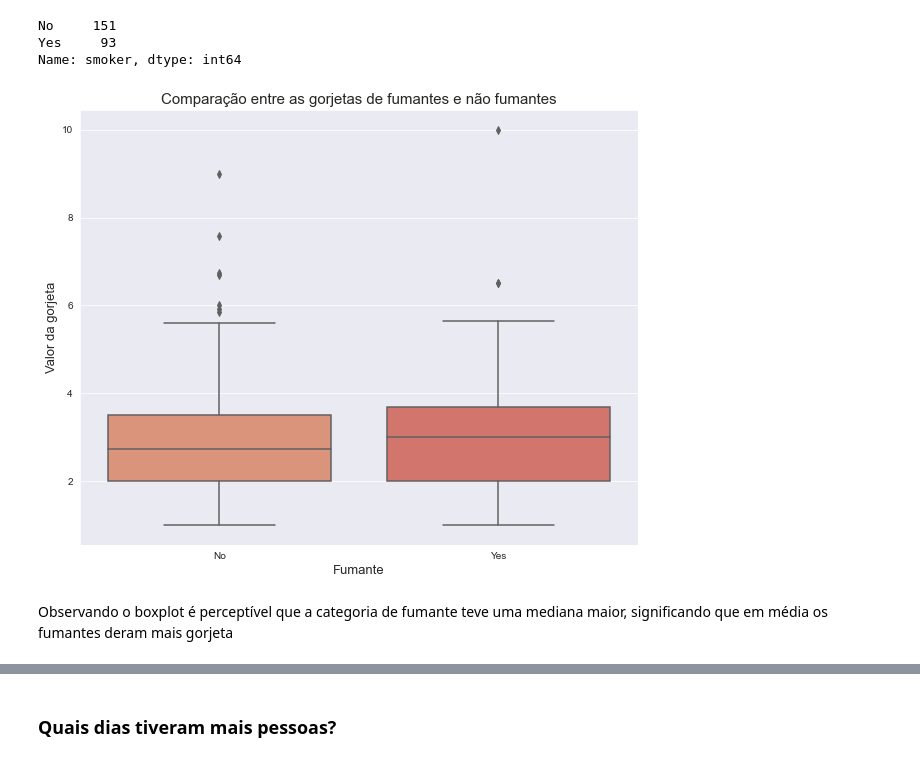
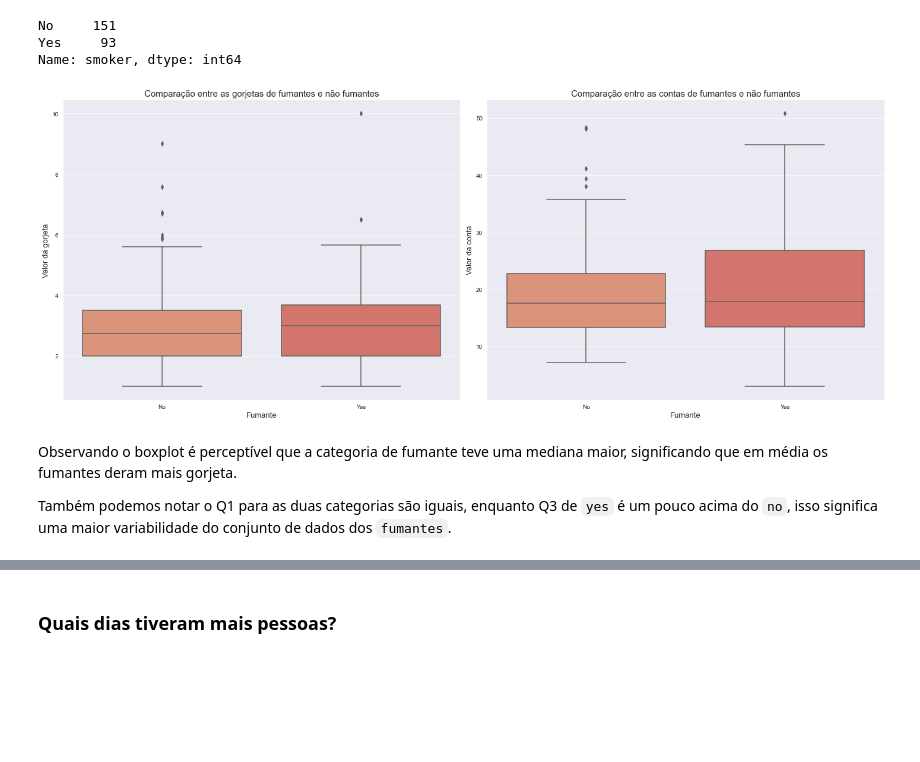
Before and after one commit to PedroJoas/avanti-bootcamp-cdd, a Jupyter notebook: notebooks/01-exploratory_data_analysis.ipynb, the cells around one changed output, grey strips where cells are left out. Saved outputs shown, nothing was run; the diff lists cells and outputs as text; code cells hidden in the pictures; blank space fills up the shorter version.

```diff
--- a/notebooks/01-exploratory_data_analysis.ipynb
+++ b/notebooks/01-exploratory_data_analysis.ipynb
@@ -157,15 +160,25 @@ No     151
 Yes     93
 Name: smoker, dtype: int64
 # %%
-plt.figure(figsize=(10,8))
-sns.boxplot(data=tips, x='smoker', y='tip')
+fig, axes = plt.subplots(1, 2, figsize=(20, 8))
 
-plt.title('Comparação entre as gorjetas de fumantes e não fumantes', fontsize=15)
-plt.xlabel('Fumante', fontsize=13)
-plt.ylabel('Valor da gorjeta', fontsize=13)
+sns.boxplot(data=tips, x='smoker', y='tip', ax=axes[0])
+axes[0].set_title('Comparação entre as gorjetas de fumantes e não fumantes', fontsize=15)
+axes[0].set_xlabel('Fumante', fontsize=13)
+axes[0].set_ylabel('Valor da gorjeta', fontsize=13)
 
+
+sns.boxplot(data=tips, x='smoker', y='total_bill', ax=axes[1])
+axes[1].set_title('Comparação entre as contas de fumantes e não fumantes', fontsize=15)
+axes[1].set_xlabel('Fumante', fontsize=13)
+axes[1].set_ylabel('Valor da conta', fontsize=13)
+
+
+plt.tight_layout()
 plt.show()
 # %% [output]
-[figure, old version]
+[figure, new version]
 # %% [markdown]
-Observando o boxplot é perceptível que a categoria de fumante teve uma mediana maior, significando que em média os fumantes deram mais gorjeta
+Observando o boxplot é perceptível que a categoria de fumante teve uma mediana maior, significando que em média os fumantes deram mais gorjeta.
+
+Também podemos notar o Q1 para as duas categorias são iguais, enquanto Q3 de `yes` é um pouco acima do `no`, isso significa uma maior variabilidade do conjunto de dados dos `fumantes`.
```
Also changed, not shown: parts of 26 cells of this notebook.
